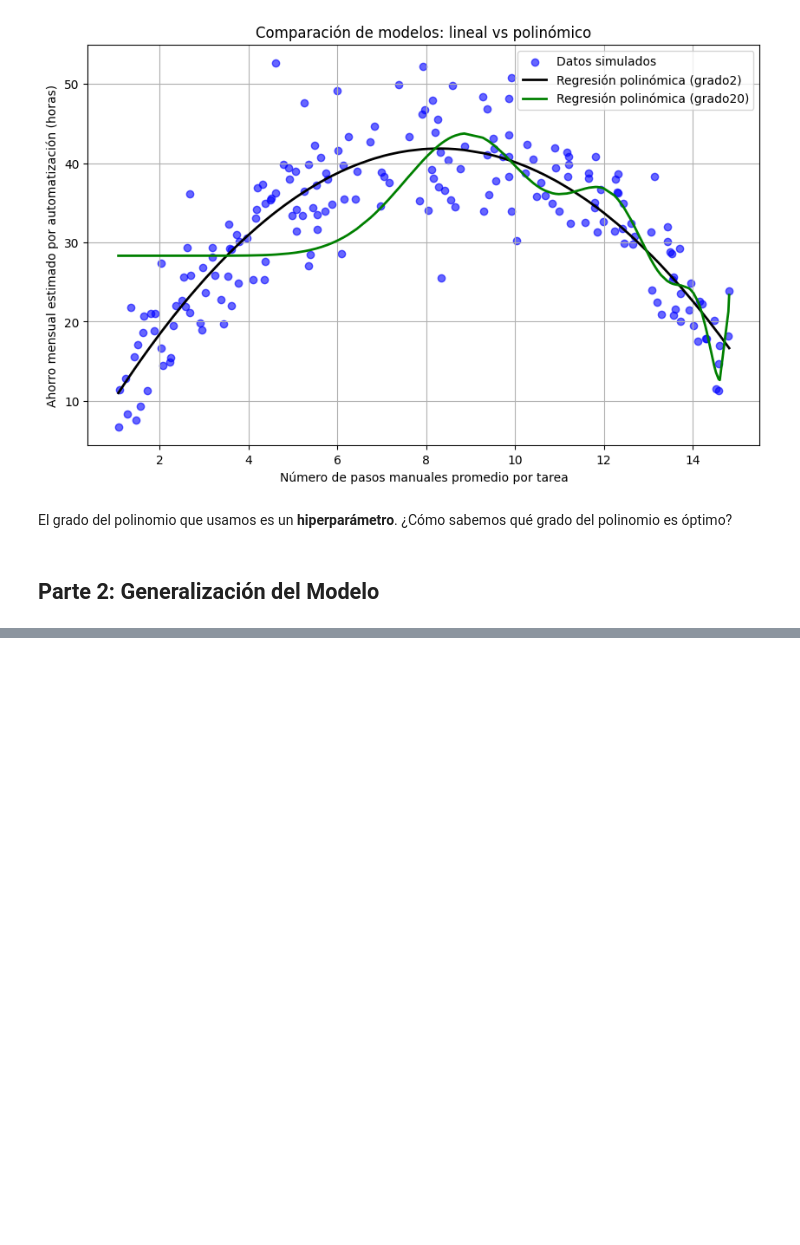
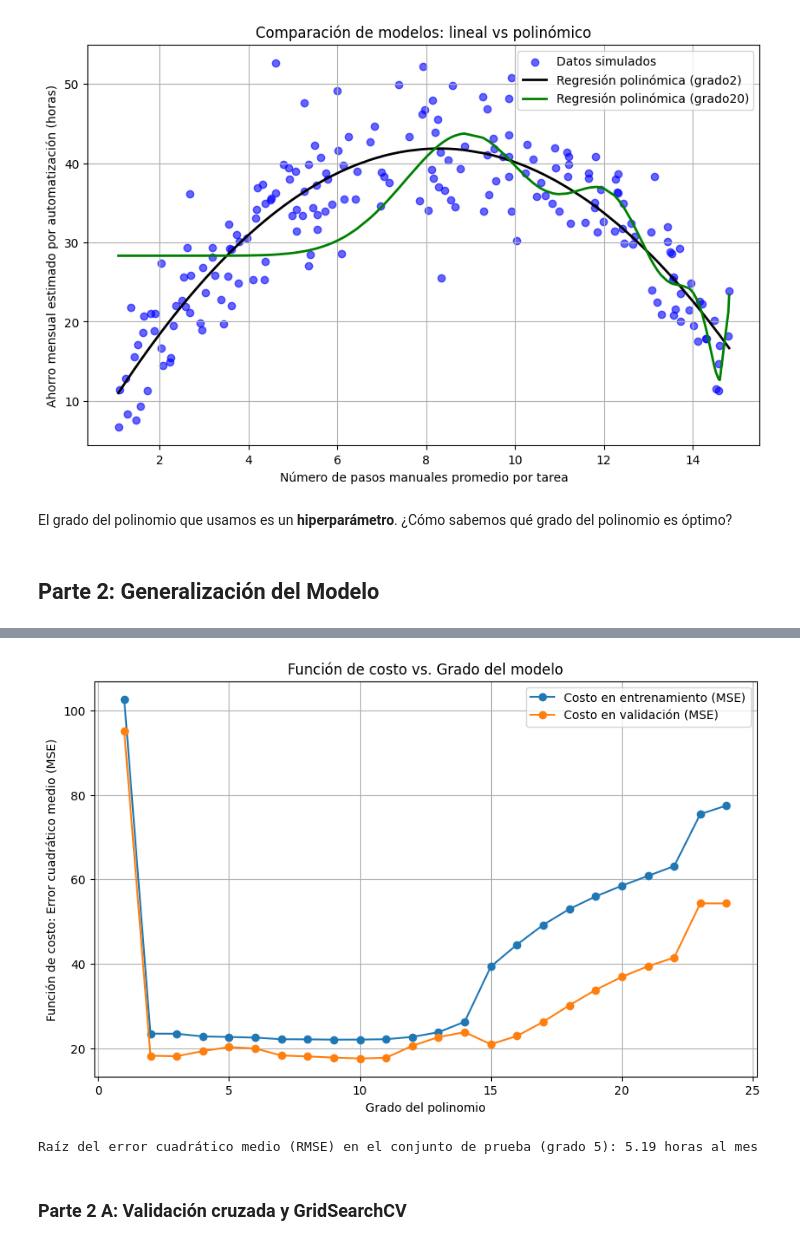
Before and after one commit to fdiazja93/curso_KPMG, a Jupyter notebook: clase2/clase2.ipynb, the cells around one changed output, grey strips where cells are left out. Saved outputs shown, nothing was run; the diff lists cells and outputs as text; code cells hidden in the pictures; blank space fills up the shorter version.

```diff
--- a/clase2/clase2.ipynb
+++ b/clase2/clase2.ipynb
@@ -176,0 +225,64 @@ El grado del polinomio que usamos es un **hiperparámetro**. ¿Cómo sabemos qu
+# %%
+# Observación de overfitting y underfitting
+
+# Dividir los datos en entrenamiento, validación y prueba
+
+# Primero: train_temp y test
+X_temp, X_test, y_temp, y_test = train_test_split(X, y, test_size=0.2, random_state=42)
+# Luego: train y val desde el 80% restante
+X_train, X_val, y_train, y_val = train_test_split(X_temp, y_temp, test_size=0.2, random_state=42)  # 0.2 sobre 80%, es decir 16%
+
+# Evaluar diferentes grados del polinomio
+grados = range(1, 25)
+train_mse_list = []
+val_mse_list = []
+
+for grado in grados:
+    modelo = make_pipeline(
+        PolynomialFeatures(degree=grado, include_bias=False),
+        LinearRegression()
+    )
+    modelo.fit(X_train, y_train)
+
+    y_pred_train = modelo.predict(X_train)
+    y_pred_val = modelo.predict(X_val)
+
+    mse_train = mean_squared_error(y_train, y_pred_train)
+    mse_val = mean_squared_error(y_val, y_pred_val)
+
+    train_mse_list.append(mse_train)
+    val_mse_list.append(mse_val)
+
+# Paso 3: Graficar la función de costo en entrenamiento y validación
+plt.figure(figsize=(10, 6))
+plt.plot(grados, train_mse_list, marker='o', label='Costo en entrenamiento (MSE)')
+plt.plot(grados, val_mse_list, marker='o', label='Costo en validación (MSE)')
+plt.xlabel("Grado del polinomio")
+plt.ylabel("Función de costo: Error cuadrático medio (MSE)")
+plt.title("Función de costo vs. Grado del modelo")
+plt.legend()
+plt.grid(True)
+plt.show()
+# %% [output]
+[figure, added]
+# %%
+# Combinar datos
+X_entrenamiento_final = np.vstack((X_train, X_val))
+y_entrenamiento_final = np.concatenate((y_train, y_val))
+
+# Entrenar modelo polinómico de grado 5
+modelo_final = make_pipeline(
+    PolynomialFeatures(degree=5, include_bias=False),
+    LinearRegression()
+)
+modelo_final.fit(X_entrenamiento_final, y_entrenamiento_final)
+
+# Evaluar en el conjunto de prueba
+y_pred_test = modelo_final.predict(X_test)
+rmse_test = np.sqrt(mean_squared_error(y_test, y_pred_test))
+
+print(f"Raíz del error cuadrático medio (RMSE) en el conjunto de prueba (grado 5): {rmse_test:.2f} horas al mes")
+# %% [output]
+Raíz del error cuadrático medio (RMSE) en el conjunto de prueba (grado 5): 5.19 horas al mes
+# %% [markdown]
+### Parte 2 A: Validación cruzada y GridSearchCV
```
Also changed, not shown: parts of 13 cells of this notebook, 1 other file.
